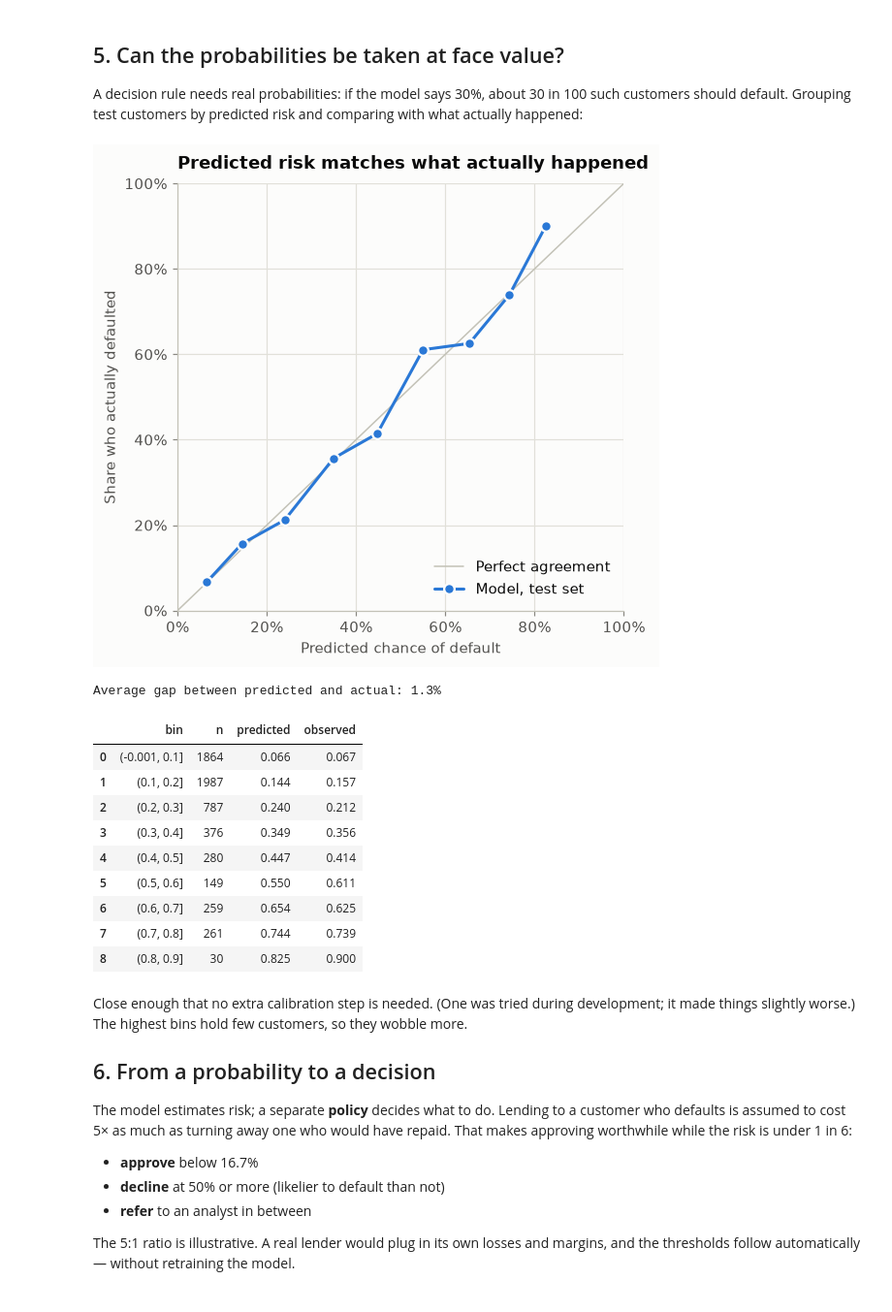
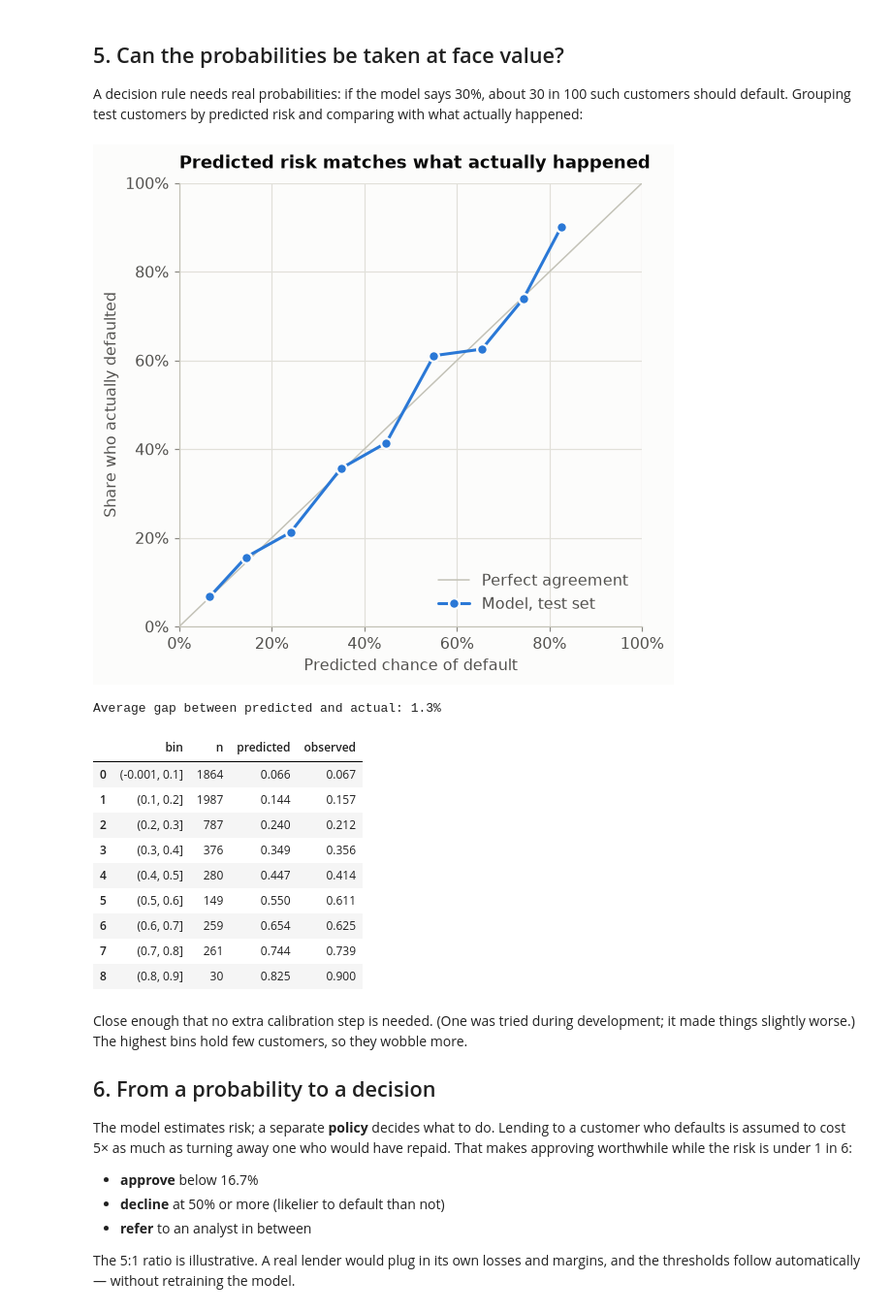
Before and after one commit to tapankhaladkar/CrediWise, a Jupyter notebook: notebooks/walkthrough.ipynb, the cells around one changed output. Shown at 97% size. Cells and saved outputs as stored; diff of their text form; code cells hidden in the pictures.

```diff
--- a/notebooks/walkthrough.ipynb
+++ b/notebooks/walkthrough.ipynb
@@ -223,36 +176,25 @@ plt.show()
 A decision rule needs real probabilities: if the model says 30%, about 30 in 100
 such customers should default. Grouping test customers by predicted risk and
 comparing with what actually happened:
-# %%
-cal = evaluate.calibration_table(y_test, p_test)
-
-fig, ax = plt.subplots(figsize=(5.4, 5.2))
-ax.plot([0, 1], [0, 1], color=AXIS, linewidth=1, label="Perfect agreement")
-ax.plot(cal["predicted"], cal["observed"], color=BLUE, marker="o", markersize=7,
-        markeredgecolor=SURFACE, markeredgewidth=1.5, label="Model, test set")
-ax.legend(loc="lower right")
-ax.set_title("Predicted risk matches what actually happened")
-ax.set_xlabel("Predicted chance of default")
-ax.set_ylabel("Share who actually defaulted")
-for axis in (ax.xaxis, ax.yaxis):
-    axis.set_major_formatter(PercentFormatter(1, decimals=0))
-ax.set_xlim(0, 1); ax.set_ylim(0, 1)
-plt.show()
-print(f"Average gap between predicted and actual: {scores['calibration_error']:.1%}")
-cal
-# %% [output]
-[figure, removed]
-Average gap between predicted and actual: 1.3%
-|  | bin | n | predicted | observed |
-| 0 | (-0.001, 0.1] | 1864 | 0.066 | 0.067 |
-| 1 | (0.1, 0.2] | 1987 | 0.144 | 0.157 |
-| 2 | (0.2, 0.3] | 787 | 0.240 | 0.212 |
-| 3 | (0.3, 0.4] | 376 | 0.349 | 0.356 |
-| 4 | (0.4, 0.5] | 280 | 0.447 | 0.414 |
-| 5 | (0.5, 0.6] | 149 | 0.550 | 0.611 |
-| 6 | (0.6, 0.7] | 259 | 0.654 | 0.625 |
-| 7 | (0.7, 0.8] | 261 | 0.744 | 0.739 |
-| 8 | (0.8, 0.9] | 30 | 0.825 | 0.900 |
+# %%
+cal = evaluate.calibration_table(y_test, p_test)
+charts.calibration(cal)
+plt.show()
+print(f"Average gap between predicted and actual: {scores['calibration_error']:.1%}")
+cal
+# %% [output]
+[figure, added]
+Average gap between predicted and actual: 1.3%
+|  | bin | n | predicted | observed |
+| 0 | (-0.001, 0.1] | 1864 | 0.066 | 0.067 |
+| 1 | (0.1, 0.2] | 1987 | 0.144 | 0.157 |
+| 2 | (0.2, 0.3] | 787 | 0.240 | 0.212 |
+| 3 | (0.3, 0.4] | 376 | 0.349 | 0.356 |
+| 4 | (0.4, 0.5] | 280 | 0.447 | 0.414 |
+| 5 | (0.5, 0.6] | 149 | 0.550 | 0.611 |
+| 6 | (0.6, 0.7] | 259 | 0.654 | 0.625 |
+| 7 | (0.7, 0.8] | 261 | 0.744 | 0.739 |
+| 8 | (0.8, 0.9] | 30 | 0.825 | 0.900 |
 # %% [markdown]
 Close enough that no extra calibration step is needed. (One was tried during
 development; it made things slightly worse.) The highest bins hold few customers,
```
Also changed, not shown: parts of 10 cells of this notebook, 19 other files.
